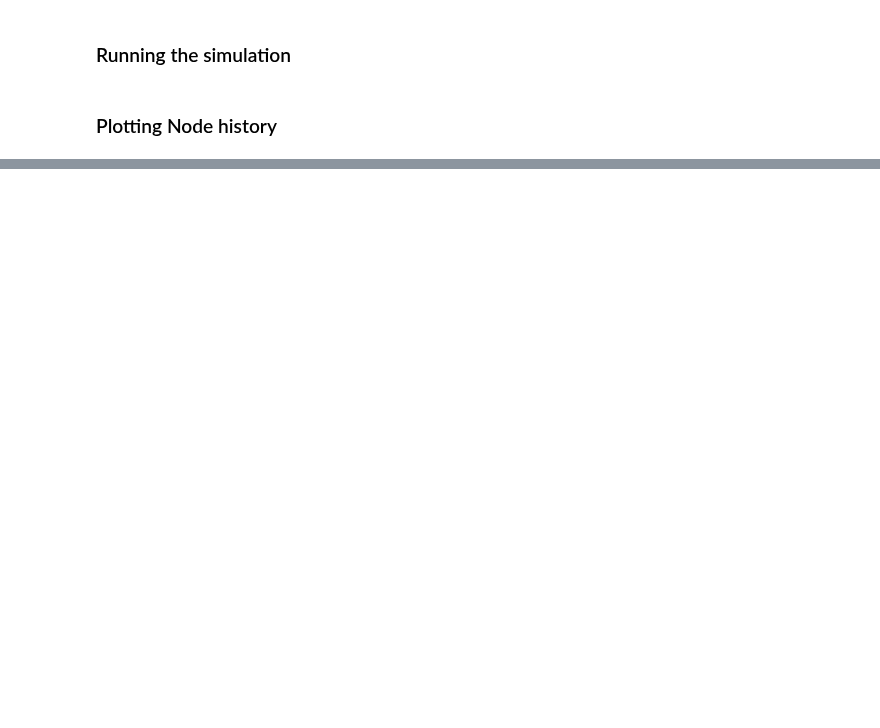
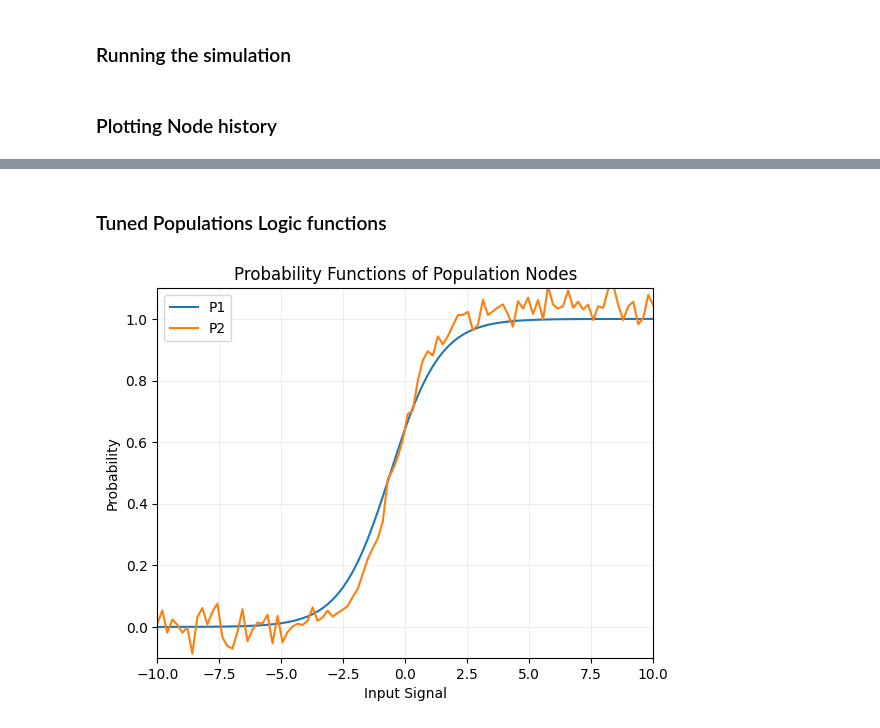
Before and after one commit to humancompatible/interconnect, a Jupyter notebook: examples/basic_simulation.ipynb, the cells around one changed output, grey strips where cells are left out. Cells and saved outputs as stored; diff of their text form; code cells hidden in the pictures; blank space fills up the shorter version.

```diff
--- a/examples/basic_simulation.ipynb
+++ b/examples/basic_simulation.ipynb
@@ -237,3 +228,9 @@ sim.plot.node_outputs(cont)
+# %% [markdown]
+### Tuned Populations Logic functions
+# %%
+sim.plot.population_probabilities(xMin=-10, xMax=10)
+# %% [output]
+[figure, added]
 # %%
 sim.plot.runtimes()
 # %% [output]
```
Also changed, not shown: parts of 8 cells of this notebook, 2 other files.
